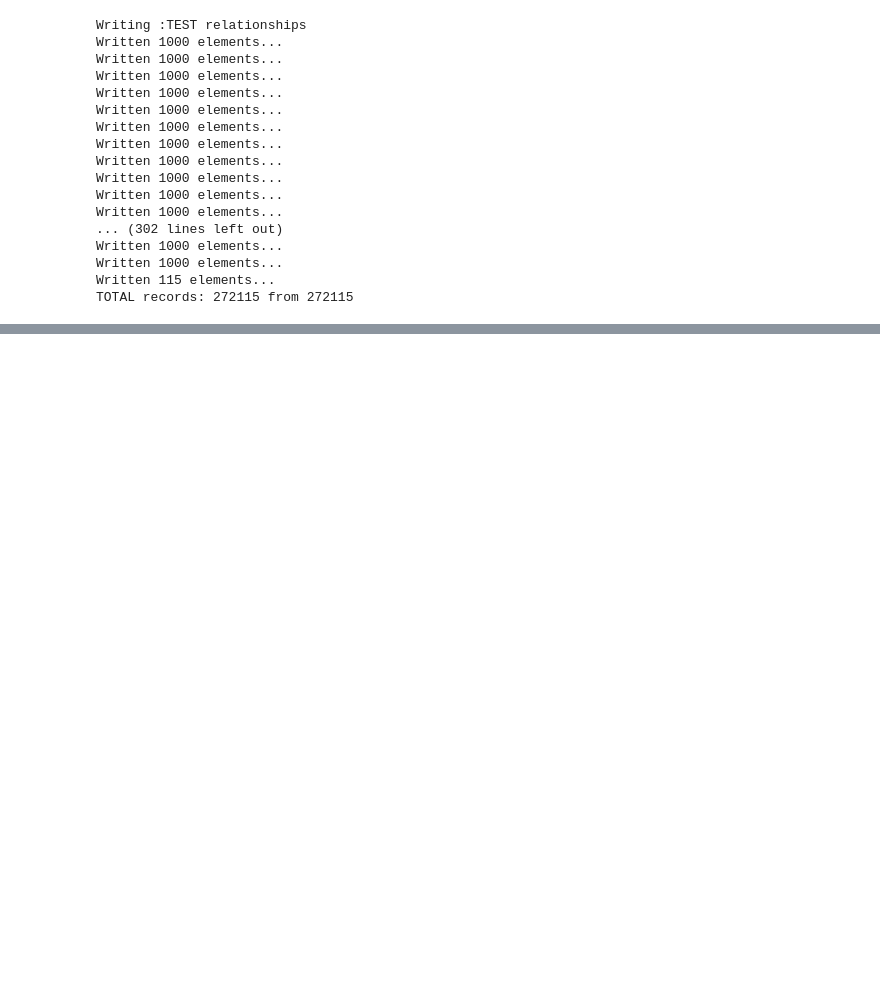
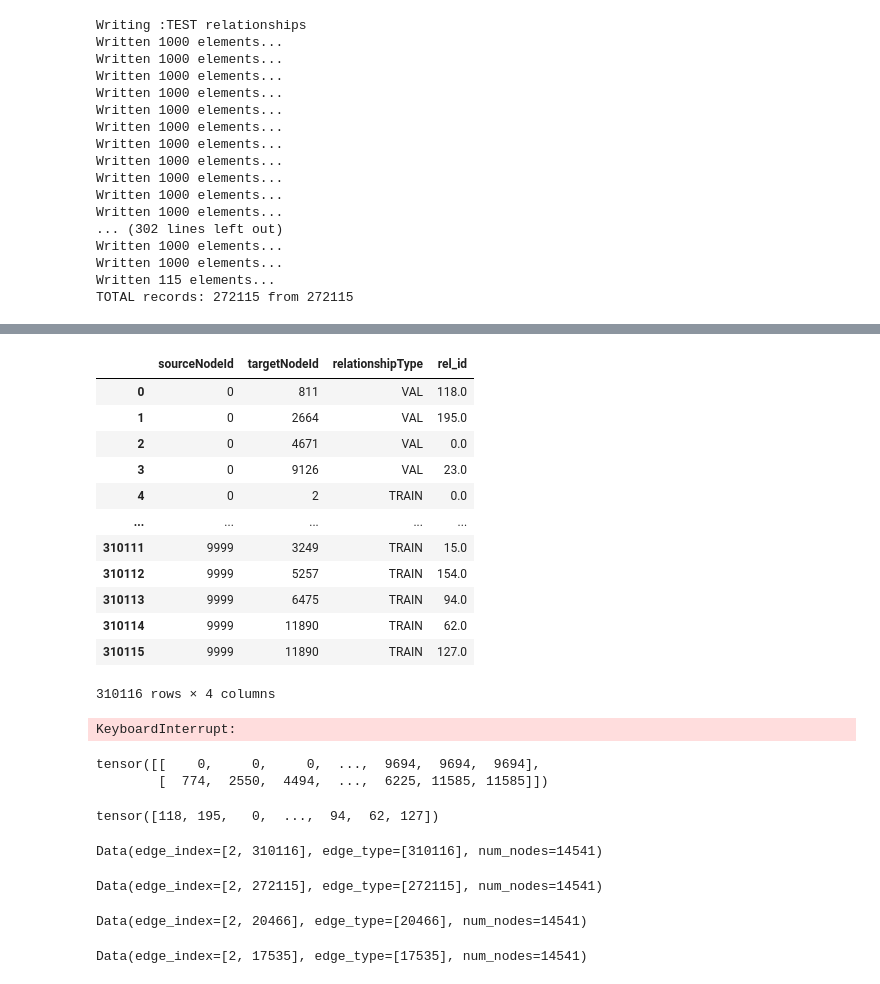
Before and after one commit to orazve/graph-data-science-client, a Jupyter notebook: examples/kge-predict-transe.ipynb, the cells around one changed output, grey strips where cells are left out. Cells and saved outputs as stored; diff of their text form; code cells hidden in the pictures; blank space fills up the shorter version.

Commit message:
Tensors from graphs

```diff
--- a/examples/kge-predict-transe.ipynb
+++ b/examples/kge-predict-transe.ipynb
@@ -157,0 +199,5 @@ TOTAL records: 272115 from 272115
+# %%
+train_db_data_G = get_data_from_db("TRAIN")
+test_db_data_G = get_data_from_db("TEST")
+val_db_data_G = get_data_from_db("VAL")
+db_data_G = get_whole_dataset()
@@ -157,0 +229,7 @@ TOTAL records: 272115 from 272115
+# %%
+node_properties = gds.graph.nodeProperties.stream(
+    db_data_G,
+    ["id"],
+    separate_property_columns=True,
+)
+print(node_properties)
@@ -157,0 +251,2 @@ TOTAL records: 272115 from 272115
+# %%
+nodeId_to_id = dict(zip(node_properties.nodeId, node_properties.id))
@@ -157,0 +271,52 @@ TOTAL records: 272115 from 272115
+# %%
+rels_tmp = gds.graph.relationshipProperties.stream(db_data_G, ["rel_id"], separate_property_columns=True)
+display(rels_tmp)
+rels_tmp.rel_id.astype(int)
+display(rels_tmp.sourceNodeId.map(lambda x: nodeId_to_id[x]))
+# %% [output]
+|  | sourceNodeId | targetNodeId | relationshipType | rel_id |
+| 0 | 0 | 811 | VAL | 118.0 |
+| 1 | 0 | 2664 | VAL | 195.0 |
+| 2 | 0 | 4671 | VAL | 0.0 |
+| 3 | 0 | 9126 | VAL | 23.0 |
+| 4 | 0 | 2 | TRAIN | 0.0 |
+| ... | ... | ... | ... | ... |
+| 310111 | 9999 | 3249 | TRAIN | 15.0 |
+| 310112 | 9999 | 5257 | TRAIN | 154.0 |
+| 310113 | 9999 | 6475 | TRAIN | 94.0 |
+| 310114 | 9999 | 11890 | TRAIN | 62.0 |
+| 310115 | 9999 | 11890 | TRAIN | 127.0 |
+310116 rows × 4 columns
+KeyboardInterrupt:
+# %%
+topology = [rels_tmp.sourceNodeId.map(lambda x: nodeId_to_id[x]), rels_tmp.targetNodeId.map(lambda x: nodeId_to_id[x])]
+edge_index = torch.tensor(topology, dtype=torch.long)
+edge_type = torch.tensor(rels_tmp.rel_id.astype(int), dtype=torch.long)
+display(edge_index)
+display(edge_type)
+data = Data(edge_index=edge_index, edge_type=edge_type)
+data.num_nodes = len(nodeId_to_id)
+print(data)
+# %% [output]
+tensor([[    0,     0,     0,  ...,  9694,  9694,  9694],
+        [  774,  2550,  4494,  ...,  6225, 11585, 11585]])
+tensor([118, 195,   0,  ...,  94,  62, 127])
+Data(edge_index=[2, 310116], edge_type=[310116], num_nodes=14541)
+# %%
+def create_tensor(graph):
+    rels_tmp = gds.graph.relationshipProperties.stream(graph, ["rel_id"], separate_property_columns=True)
+    topology = [rels_tmp.sourceNodeId.map(lambda x: nodeId_to_id[x]), rels_tmp.targetNodeId.map(lambda x: nodeId_to_id[x])]
+    edge_index = torch.tensor(topology, dtype=torch.long)
+    edge_type = torch.tensor(rels_tmp.rel_id.astype(int), dtype=torch.long)
+    data = Data(edge_index=edge_index, edge_type=edge_type)
+    data.num_nodes = len(nodeId_to_id)
+    display(data)
+    return data
+
+train_tensor = create_tensor(train_db_data_G)
+test_tensor = create_tensor(test_db_data_G)
+val_tensor = create_tensor(val_db_data_G)
+# %% [output]
+Data(edge_index=[2, 272115], edge_type=[272115], num_nodes=14541)
+Data(edge_index=[2, 20466], edge_type=[20466], num_nodes=14541)
+Data(edge_index=[2, 17535], edge_type=[17535], num_nodes=14541)
```
Also changed, not shown: parts of 8 cells of this notebook.
